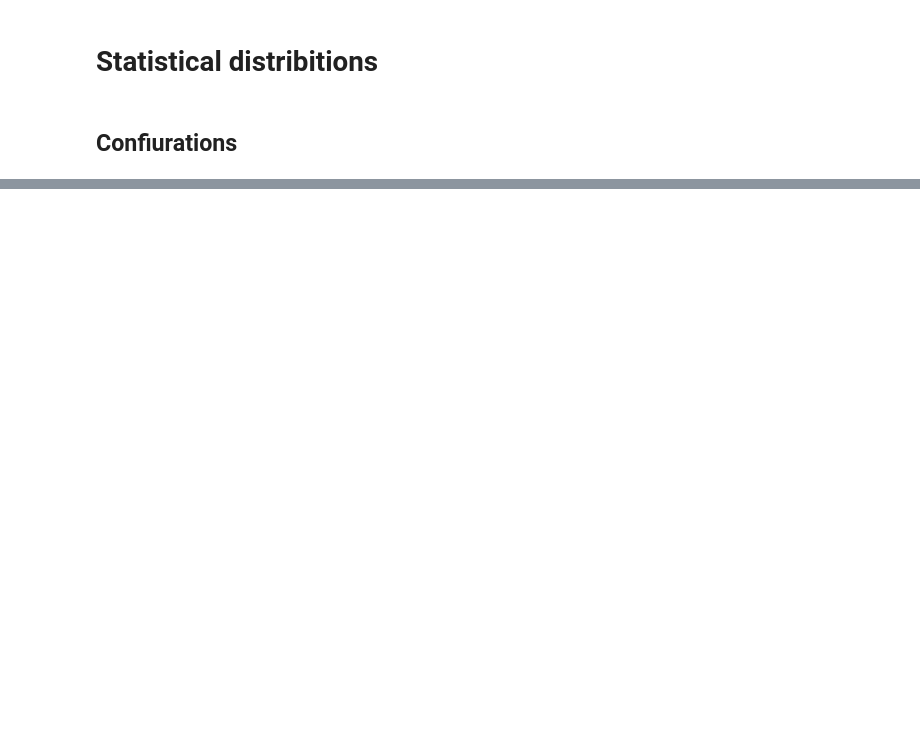
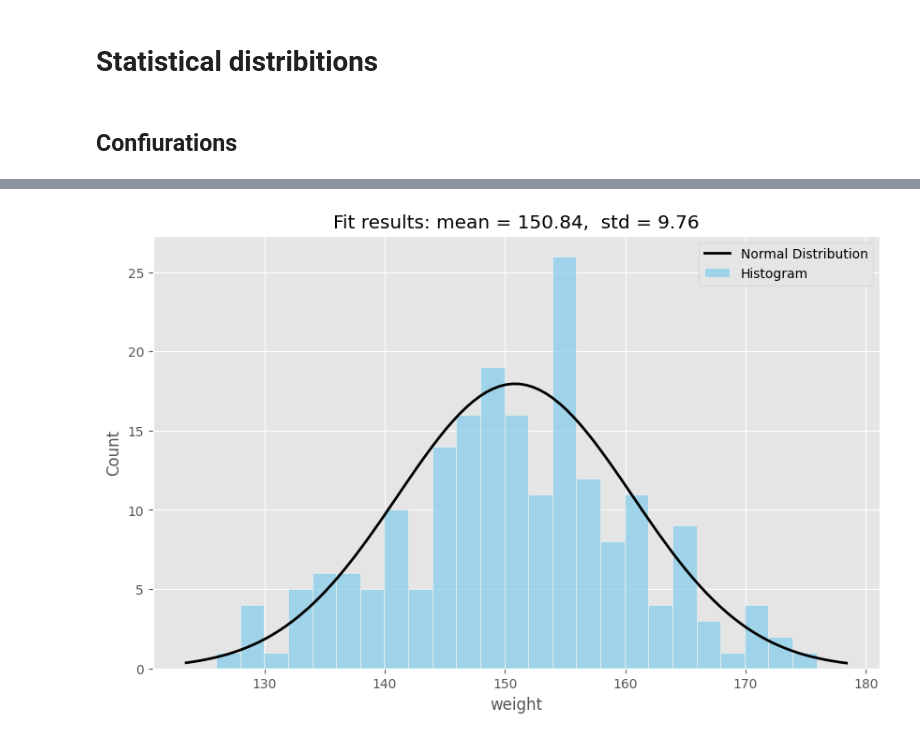
Before and after one commit to luiscberrocal/py-understanding, a Jupyter notebook: data_science/distributions/statistical_distributions.ipynb, the cells around one changed output, grey strips where cells are left out. Cells and saved outputs as stored; diff of their text form; code cells hidden in the pictures; blank space fills up the shorter version.

```diff
--- a/data_science/distributions/statistical_distributions.ipynb
+++ b/data_science/distributions/statistical_distributions.ipynb
@@ -30,0 +40,17 @@ plt.clf()
+# %%
+# Plotting the histogram using value counts instead of density
+plt.figure(figsize=(10, 6))
+bin_count = 25
+sns.histplot(df['weight'], kde=False, bins=bin_count, label='Histogram', color='skyblue', stat="count")
+
+# Adjusting the normal curve for counts
+bin_width = (xmax - xmin) / bin_count
+p_counts = norm.pdf(x, df['weight'].mean(), df['weight'].std()) * bin_width * n
+plt.plot(x, p_counts, 'k', linewidth=2, label='Normal Distribution')
+
+title = "Fit results: mean = %.2f,  std = %.2f" % (df['weight'].mean(), df['weight'].std())
+plt.title(title)
+plt.legend()
+plt.show()
+# %% [output]
+[figure, added]
```
Also changed, not shown: parts of 5 cells of this notebook.
